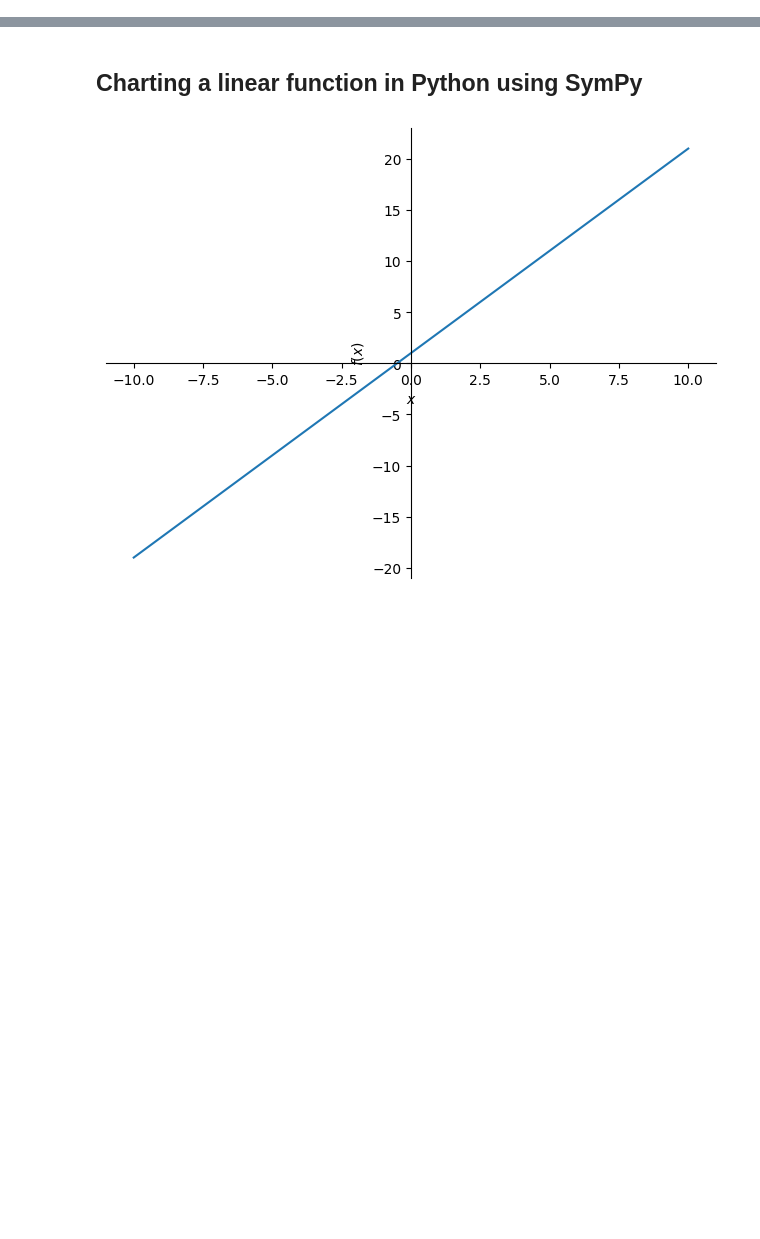
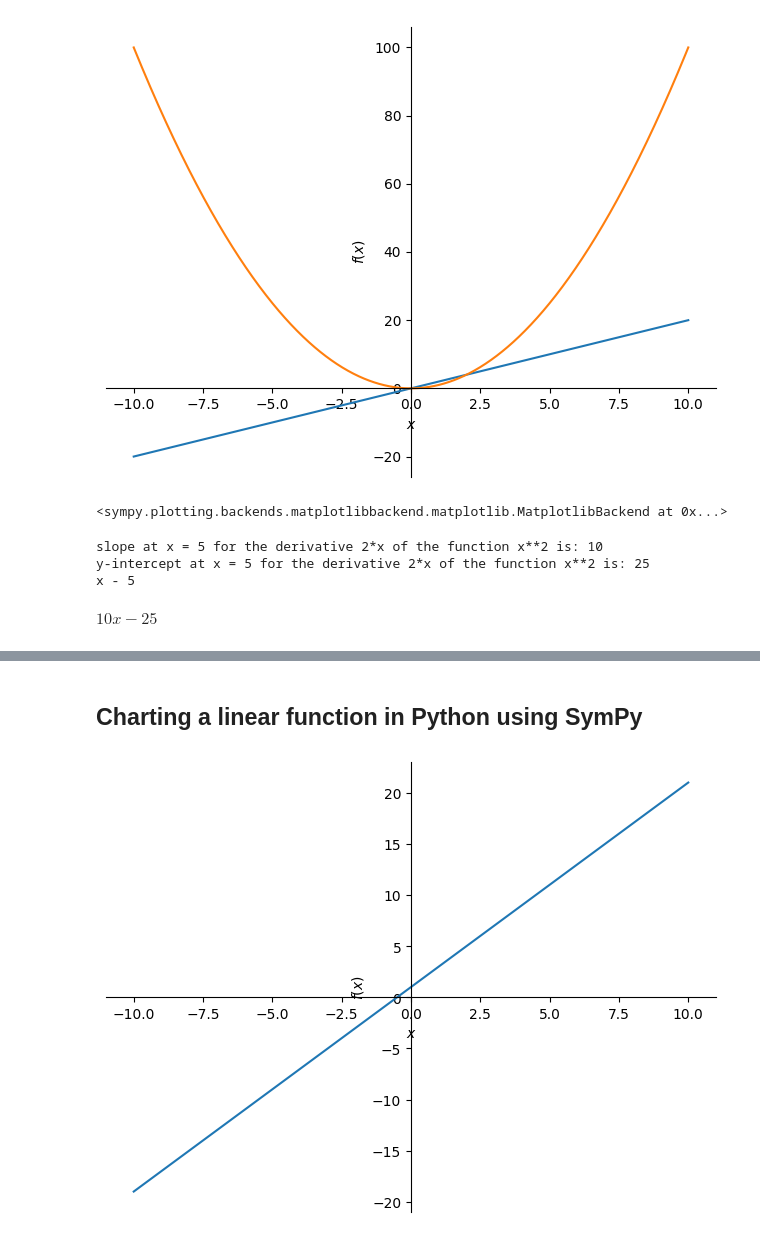
Before and after one commit to aguerrero232/ai-practice, a Jupyter notebook: essential-math/notes/notes-chapter-1.ipynb, the cells around one changed output, grey strips where cells are left out. Drawn from its saved outputs; the diff is of its cells as text; code cells hidden in the pictures; blank space fills up the shorter version.

```diff
--- a/essential-math/notes/notes-chapter-1.ipynb
+++ b/essential-math/notes/notes-chapter-1.ipynb
@@ -3,3 +3,12 @@ from math import exp, log
 
 from sympy import *
 from sympy.plotting import plot3d
+# %%
+x = symbols("x")
+f = x**2
+
+d_dx = f.diff(x)
+plot(d_dx, f)
+# %% [output]
+[figure, added]
+<sympy.plotting.backends.matplotlibbackend.matplotlib.MatplotlibBackend at 0x...>
@@ -5,0 +21,9 @@ from sympy.plotting import plot3d
+# %%
+
+print(f"slope at x = {x1} for the derivative {d_dx} of the function {f} is: {slope}")
+print(f"y-intercept at x = {x1} for the derivative {d_dx} of the function {f} is: {y1}")
+# %% [output]
+slope at x = 5 for the derivative 2*x of the function x**2 is: 10
+y-intercept at x = 5 for the derivative 2*x of the function x**2 is: 25
+x - 5
+$\displaystyle 10 x - 25$
```
Also changed, not shown: parts of 4 cells of this notebook, 2 other files.
